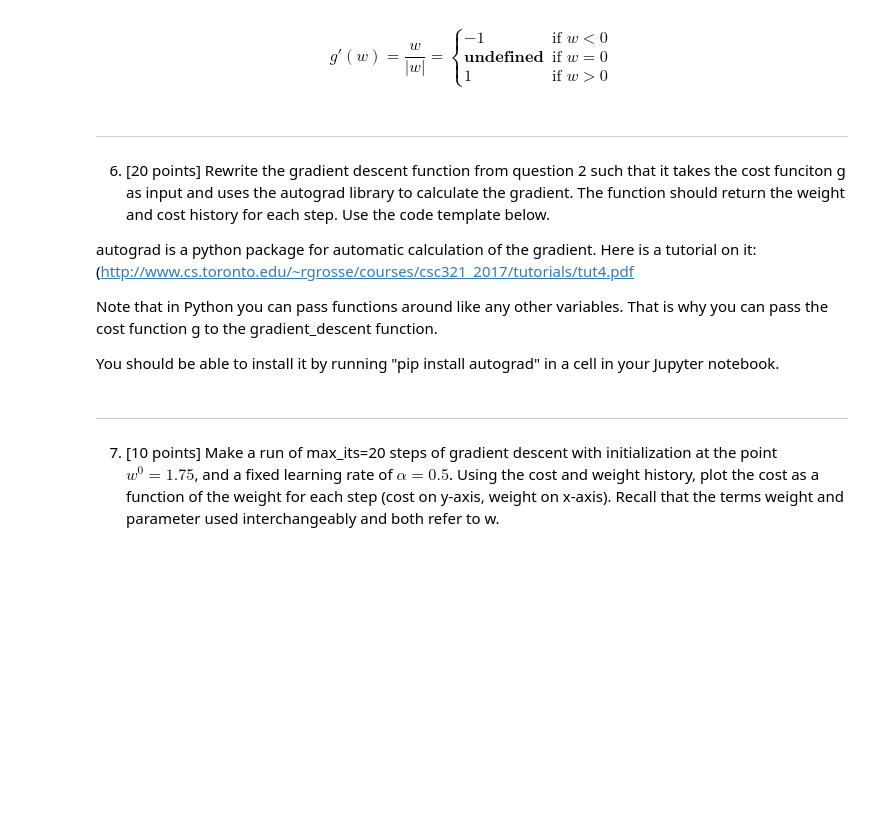
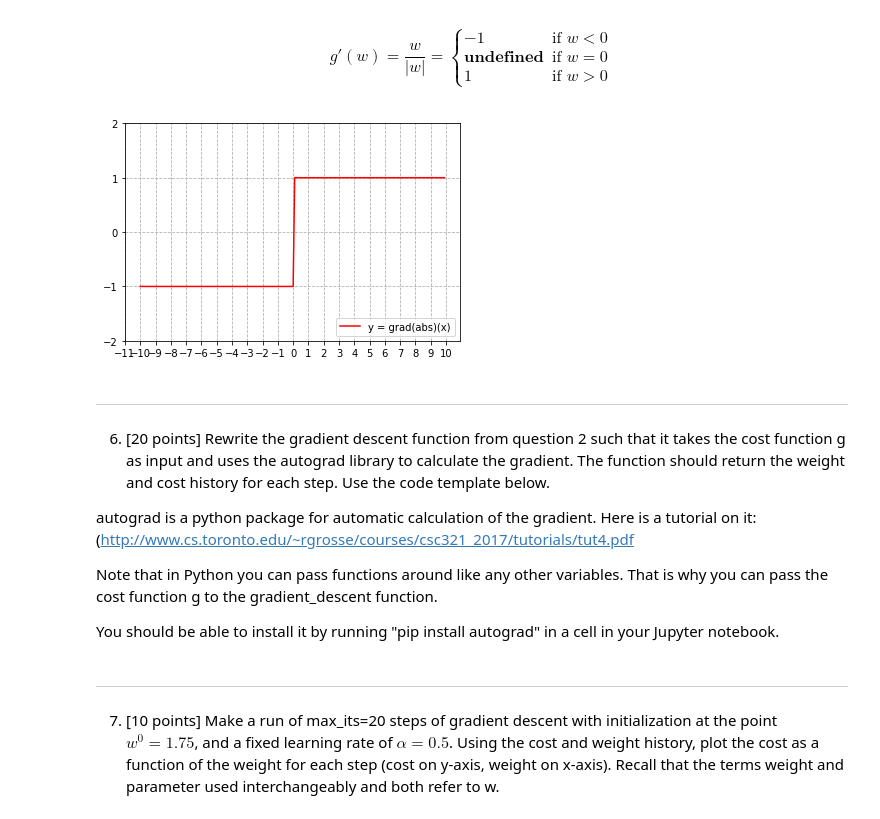
Before and after one commit to lostflux/machine-learning, a Jupyter notebook: HW1/HW1_cosc74.ipynb, the cells around one changed output. Cells and saved outputs as stored; diff of their text form; code cells hidden in the pictures; blank space fills up the shorter version.

```diff
--- a/HW1/HW1_cosc74.ipynb
+++ b/HW1/HW1_cosc74.ipynb
@@ -139,10 +143,31 @@ g'(w) = \frac{w}{\left \vert w \right \vert} = \begin{cases}
   1 & \text{if } w > 0
 \end{cases}
 $$
+# %%
+import numpy as np
+import matplotlib.pyplot as plt
+from autograd import grad
+gradient = grad(np.abs)
+x, f_x = [], []
+for i in np.arange(-10.0, 10.0, 0.1):
+    x.append(i)
+    f_x.append(gradient(i))
+
+plt.plot(x, f_x, color="red", label='y = grad(abs)(x)')
+
+plt.xticks(np.arange(-11, 11, 1))
+plt.yticks(np.arange(-2, 3, 1))
+plt.grid(linestyle="--")
+
+plt.legend(loc="lower right")
+
+plt.show()
+# %% [output]
+[figure, added]
 # %% [markdown]
 ---
 
-6) [20 points] Rewrite the gradient descent function from question 2 such that it takes the cost funciton g as input and uses the autograd library to calculate the gradient. The function should return the weight and cost history for each step. Use the code template below.
+6) [20 points] Rewrite the gradient descent function from question 2 such that it takes the cost function g as input and uses the autograd library to calculate the gradient. The function should return the weight and cost history for each step. Use the code template below.
 
 autograd is a python package for automatic calculation of the gradient. Here is a tutorial on it: (http://www.cs.toronto.edu/~rgrosse/courses/csc321_2017/tutorials/tut4.pdf
 
```
Also changed, not shown: parts of 16 cells of this notebook, 1 other file.
